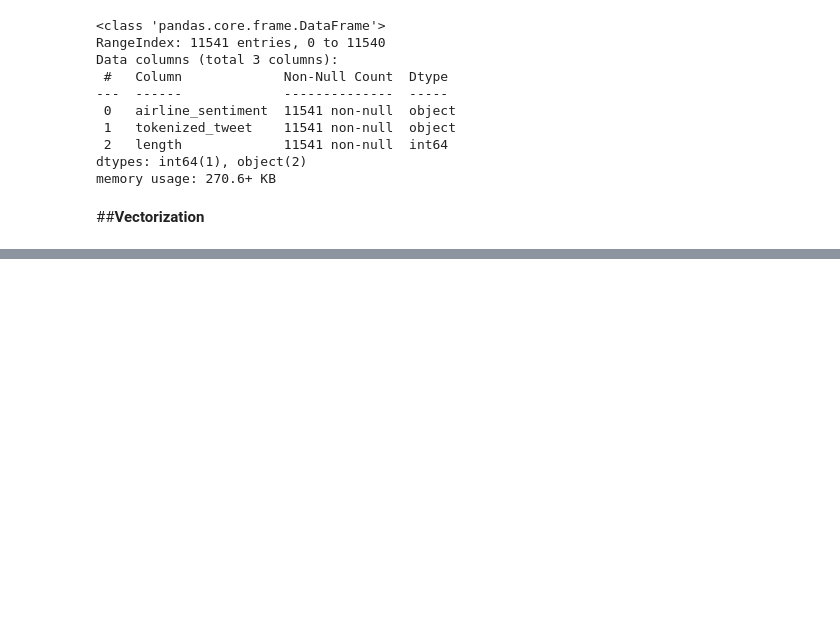
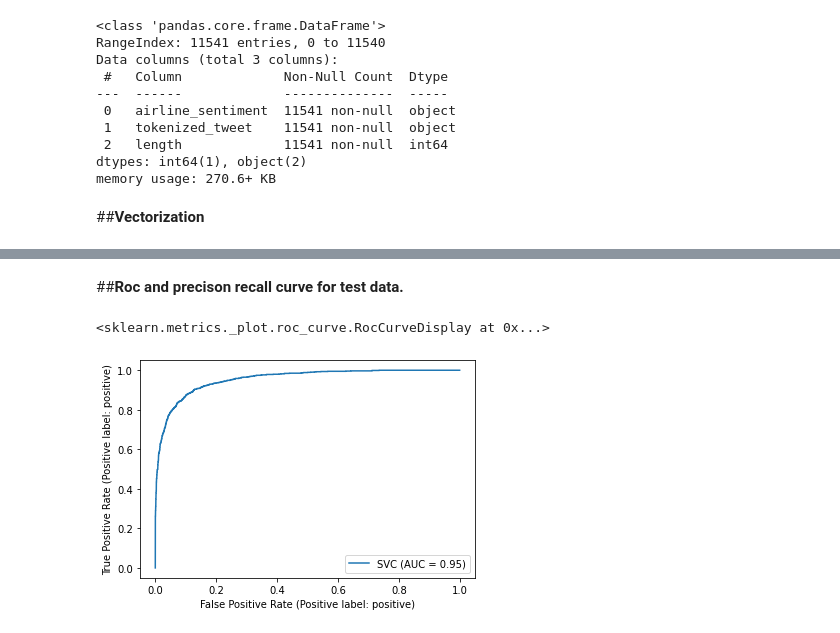
Before and after one commit to sagar2582/Sentiment-Analysis-of-Tweets, a Jupyter notebook: Tweets(Sentimental_Analysis).ipynb, the cells around one changed output, grey strips where cells are left out. Cells and saved outputs as stored; diff of their text form; code cells hidden in the pictures; blank space fills up the shorter version.

```diff
--- a/Tweets(Sentimental_Analysis).ipynb
+++ b/Tweets(Sentimental_Analysis).ipynb
@@ -232,0 +271,7 @@ test_vectorized
+# %% [markdown]
+##**Roc and precison recall curve for test data.**
+# %%
+metrics.plot_roc_curve(clf, test_vectorized, y_test)
+# %% [output]
+<sklearn.metrics._plot.roc_curve.RocCurveDisplay at 0x...>
+[figure, added]
```
Also changed, not shown: parts of 24 cells of this notebook.
